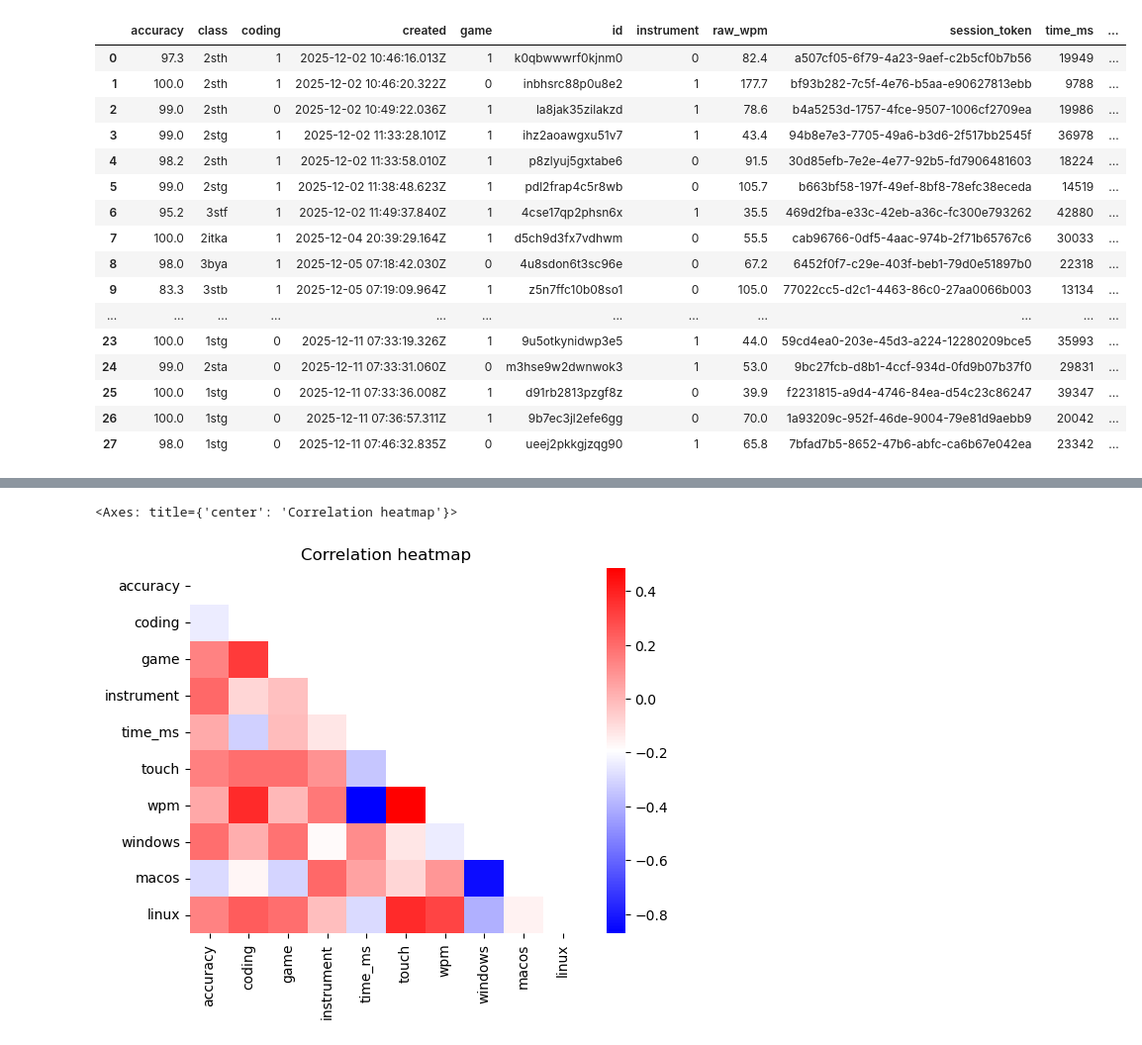
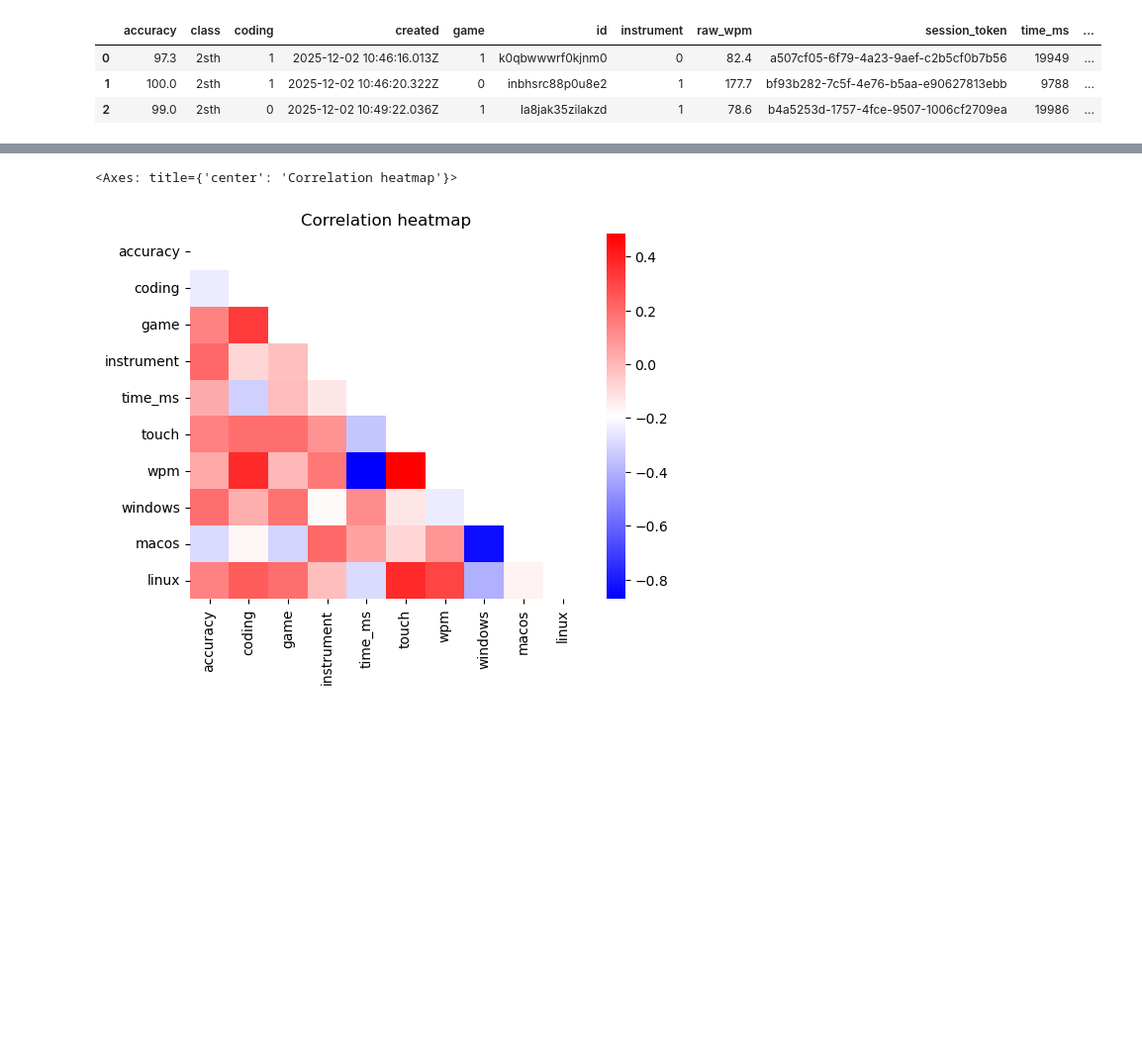
Before and after one commit to LilleAila/projects, a Jupyter notebook: skole/tof1/01-dataanalyse/main.ipynb, the cells around one changed output, grey strips where cells are left out. Shown: that part at 99% size. Saved outputs shown, nothing was run; the diff lists cells and outputs as text; code cells hidden in the pictures; blank space fills up the shorter version.

```diff
--- a/skole/tof1/01-dataanalyse/main.ipynb
+++ b/skole/tof1/01-dataanalyse/main.ipynb
@@ -5,29 +8,15 @@ import numpy as np
 # %%
 df = pd.read_csv("submissions.csv")
 #bools = ["coding", "game", "instrument", "touch"]
 #df[bools] = df[bools].astype(bool)
 df = df.drop("estimate", axis=1) # unused in the dataset
 df["windows"] = df["user_agent"].str.contains("Windows", case=False, na=False).astype(int)
 df["macos"] = df["user_agent"].str.contains("Macintosh|Mac OS", case=False, na=False).astype(int)
-df["linux"] = df["user_agent"].str.contains("Linux", case=False, na=False).astype(int)
-# df = df.drop(df["wpm"].idxmax()) # remove maximum outlier (me)
-df
+df["year"] = df["class"].apply(lambda y: int(y[0]))
+df[:3]
 # %% [output]
 |  | accuracy | class | coding | created | game | id | instrument | raw_wpm | session_token | time_ms | ... |
 | 0 | 97.3 | 2sth | 1 | 2025-12-02 10:46:16.013Z | 1 | k0qbwwwrf0kjnm0 | 0 | 82.4 | a507cf05-6f79-4a23-9aef-c2b5cf0b7b56 | 19949 | ... |
 | 1 | 100.0 | 2sth | 1 | 2025-12-02 10:46:20.322Z | 0 | inbhsrc88p0u8e2 | 1 | 177.7 | bf93b282-7c5f-4e76-b5aa-e90627813ebb | 9788 | ... |
 | 2 | 99.0 | 2sth | 0 | 2025-12-02 10:49:22.036Z | 1 | la8jak35zilakzd | 1 | 78.6 | b4a5253d-1757-4fce-9507-1006cf2709ea | 19986 | ... |
-| 3 | 99.0 | 2stg | 1 | 2025-12-02 11:33:28.101Z | 1 | ihz2aoawgxu51v7 | 1 | 43.4 | 94b8e7e3-7705-49a6-b3d6-2f517bb2545f | 36978 | ... |
-| 4 | 98.2 | 2sth | 1 | 2025-12-02 11:33:58.010Z | 1 | p8zlyuj5gxtabe6 | 0 | 91.5 | 30d85efb-7e2e-4e77-92b5-fd7906481603 | 18224 | ... |
-| 5 | 99.0 | 2stg | 1 | 2025-12-02 11:38:48.623Z | 1 | pdl2frap4c5r8wb | 0 | 105.7 | b663bf58-197f-49ef-8bf8-78efc38eceda | 14519 | ... |
-| 6 | 95.2 | 3stf | 1 | 2025-12-02 11:49:37.840Z | 1 | 4cse17qp2phsn6x | 1 | 35.5 | 469d2fba-e33c-42eb-a36c-fc300e793262 | 42880 | ... |
-| 7 | 100.0 | 2itka | 1 | 2025-12-04 20:39:29.164Z | 1 | d5ch9d3fx7vdhwm | 0 | 55.5 | cab96766-0df5-4aac-974b-2f71b65767c6 | 30033 | ... |
-| 8 | 98.0 | 3bya | 1 | 2025-12-05 07:18:42.030Z | 0 | 4u8sdon6t3sc96e | 0 | 67.2 | 6452f0f7-c29e-403f-beb1-79d0e51897b0 | 22318 | ... |
-| 9 | 83.3 | 3stb | 1 | 2025-12-05 07:19:09.964Z | 1 | z5n7ffc10b08so1 | 0 | 105.0 | 77022cc5-d2c1-4463-86c0-27aa0066b003 | 13134 | ... |
-| ... | ... | ... | ... | ... | ... | ... | ... | ... | ... | ... | ... |
-| 23 | 100.0 | 1stg | 0 | 2025-12-11 07:33:19.326Z | 1 | 9u5otkynidwp3e5 | 1 | 44.0 | 59cd4ea0-203e-45d3-a224-12280209bce5 | 35993 | ... |
-| 24 | 99.0 | 2sta | 0 | 2025-12-11 07:33:31.060Z | 0 | m3hse9w2dwnwok3 | 1 | 53.0 | 9bc27fcb-d8b1-4ccf-934d-0fd9b07b37f0 | 29831 | ... |
-| 25 | 100.0 | 1stg | 0 | 2025-12-11 07:33:36.008Z | 1 | d91rb2813pzgf8z | 0 | 39.9 | f2231815-a9d4-4746-84ea-d54c23c86247 | 39347 | ... |
-| 26 | 100.0 | 1stg | 0 | 2025-12-11 07:36:57.311Z | 1 | 9b7ec3jl2efe6gg | 0 | 70.0 | 1a93209c-952f-46de-9004-79e81d9aebb9 | 20042 | ... |
-| 27 | 98.0 | 1stg | 0 | 2025-12-11 07:46:32.835Z | 0 | ueej2pkkgjzqg90 | 1 | 65.8 | 7bfad7b5-8652-47b6-abfc-ca6b67e042ea | 23342 | ... |
 # %%
```
Also changed, not shown: parts of 16 cells of this notebook, 4 other files.
